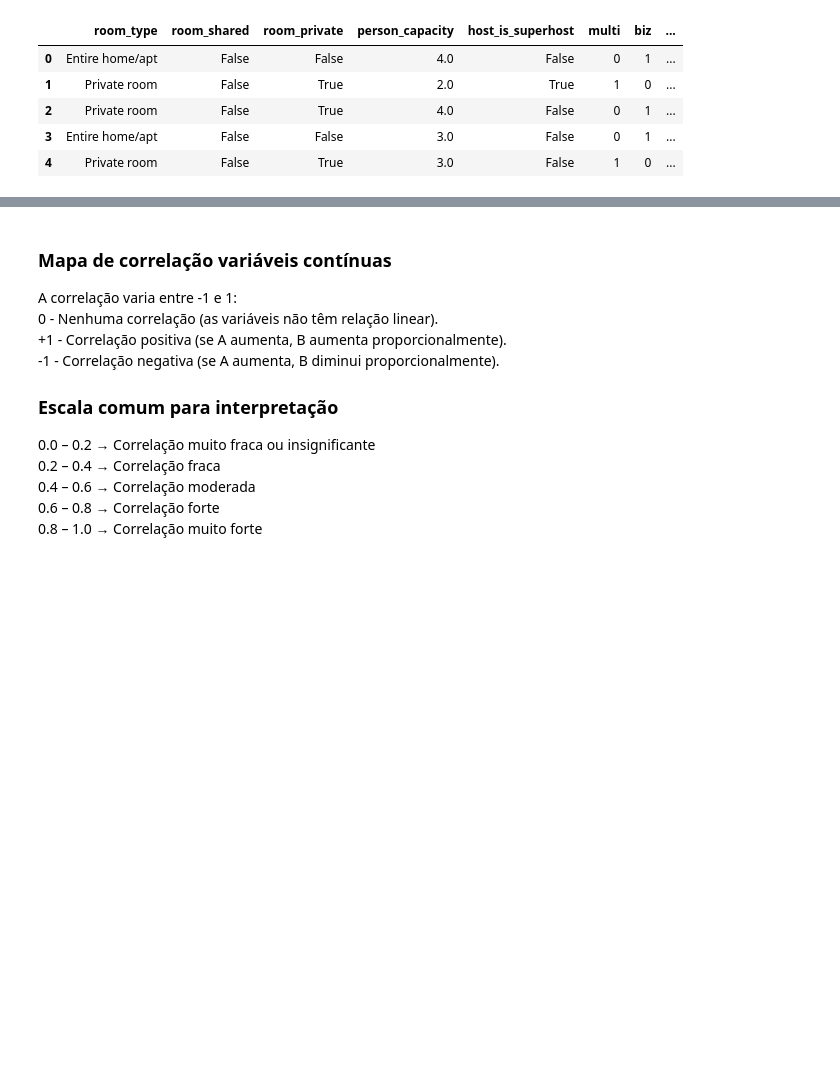
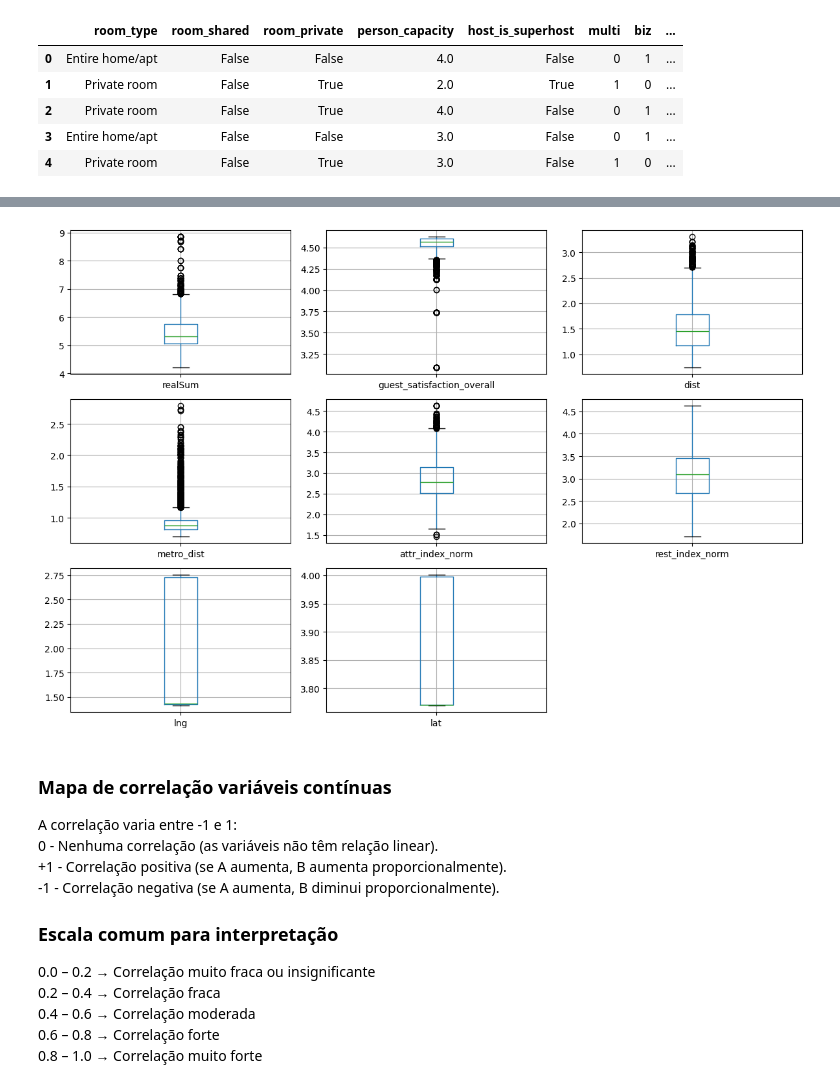
Before and after one commit to isabellimrqs/price-regression, a Jupyter notebook: case.ipynb, the cells around one changed output, grey strips where cells are left out. Saved outputs shown, nothing was run; the diff lists cells and outputs as text; code cells hidden in the pictures; blank space fills up the shorter version.

```diff
--- a/case.ipynb
+++ b/case.ipynb
@@ -241,3 +207,12 @@ df[categorical].head()
+# %%
+fig = plt.figure(figsize=(12,8))
+
+for i, col in enumerate(continuous):
+    plt.subplot(3,3,i+1)
+    df.boxplot(col)
+    plt.tight_layout()
+# %% [output]
+[figure, added]
 # %% [markdown]
 ### Mapa de correlação variáveis contínuas
 
```
Also changed, not shown: parts of 21 cells of this notebook.
